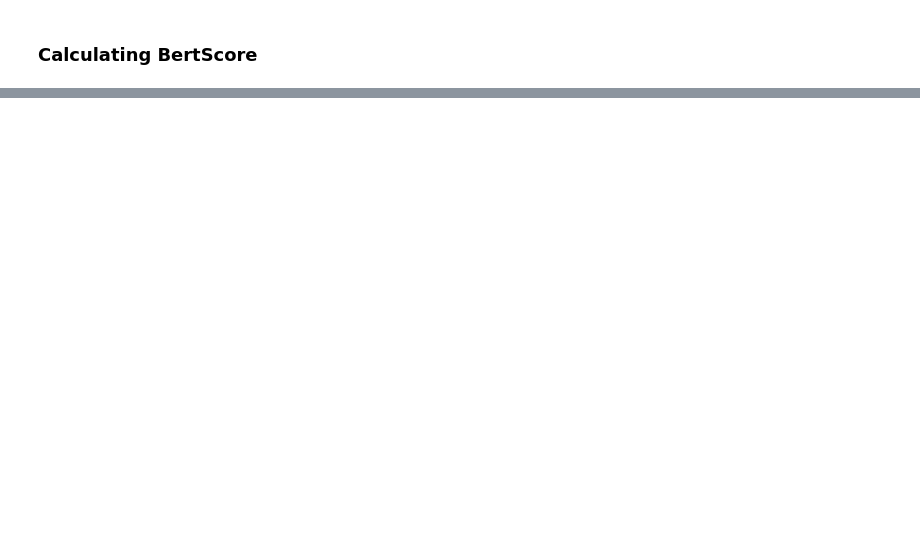
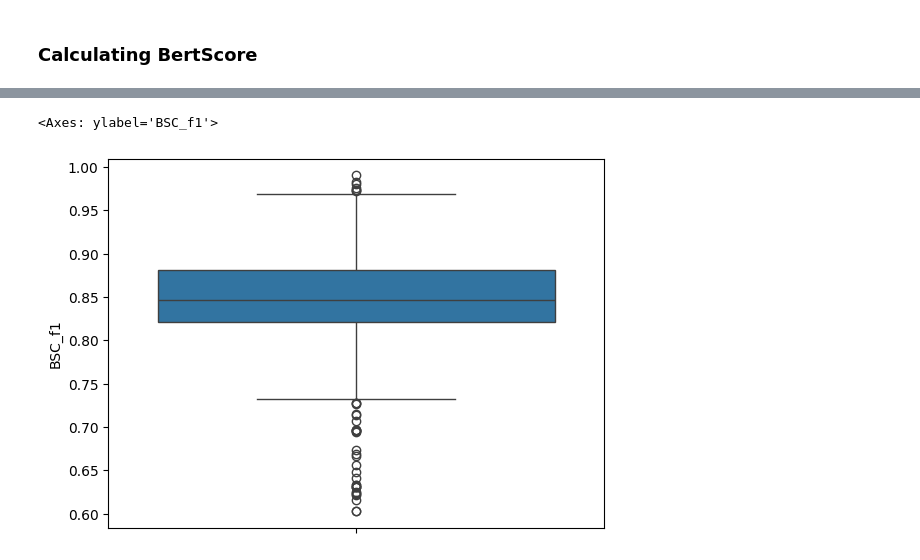
Before and after one commit to marc1971/Assignement-Module4-CAS-NLP, a Jupyter notebook: final_project_main.ipynb, the cells around one changed output, grey strips where cells are left out. Cells and saved outputs as stored; diff of their text form; code cells hidden in the pictures; blank space fills up the shorter version.

```diff
--- a/final_project_main.ipynb
+++ b/final_project_main.ipynb
@@ -574,0 +580,4 @@ print(mean_BSC_pre, mean_BSC_rec, mean_BSC_f1)
+# %%
+import pandas as pd
+
+df_pred2 = pd.read_excel(r"/content/drive/My Drive/ColabNotebooks/CAS_NLP_final_project/QA_pred2.xlsx")
@@ -574,0 +663,5 @@ print(mean_BSC_pre, mean_BSC_rec, mean_BSC_f1)
+# %%
+sns.boxplot(y=df_pred2["BSC_f1"])
+# %% [output]
+<Axes: ylabel='BSC_f1'>
+[figure, added]
```
Also changed, not shown: parts of 33 cells of this notebook.
